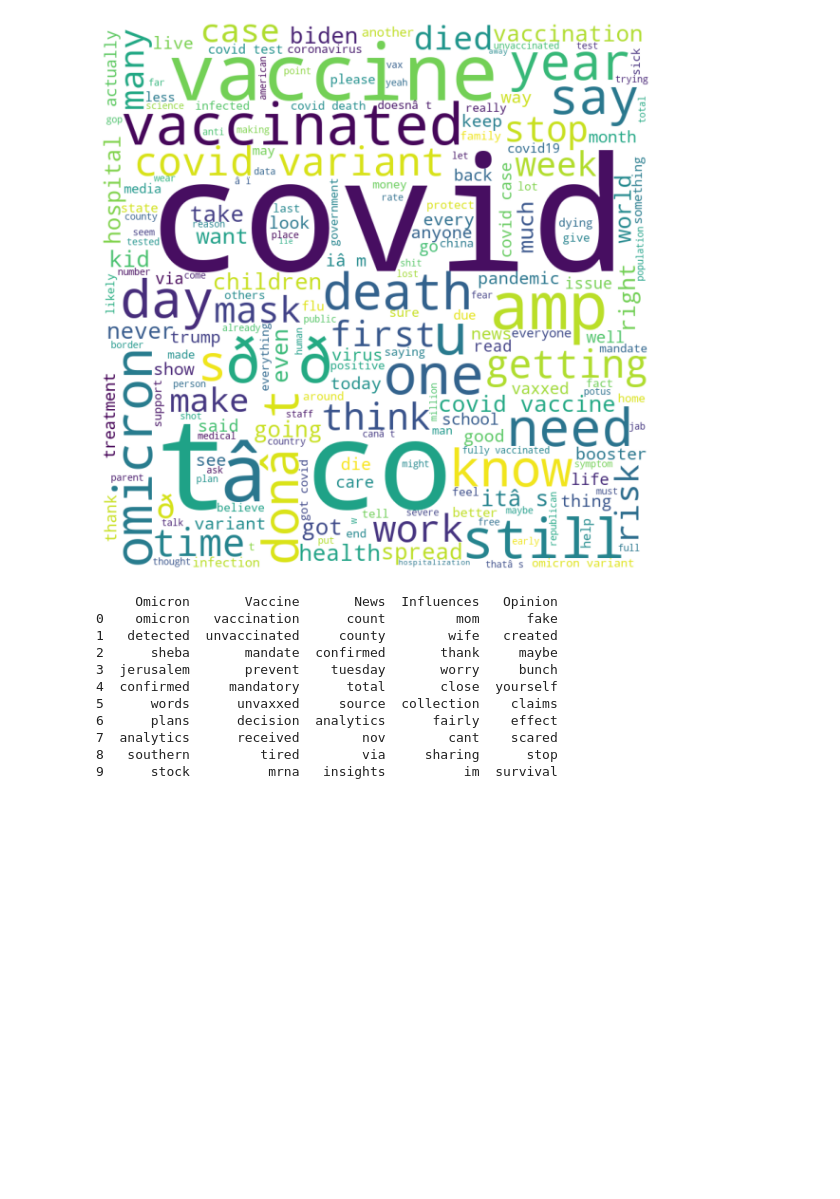
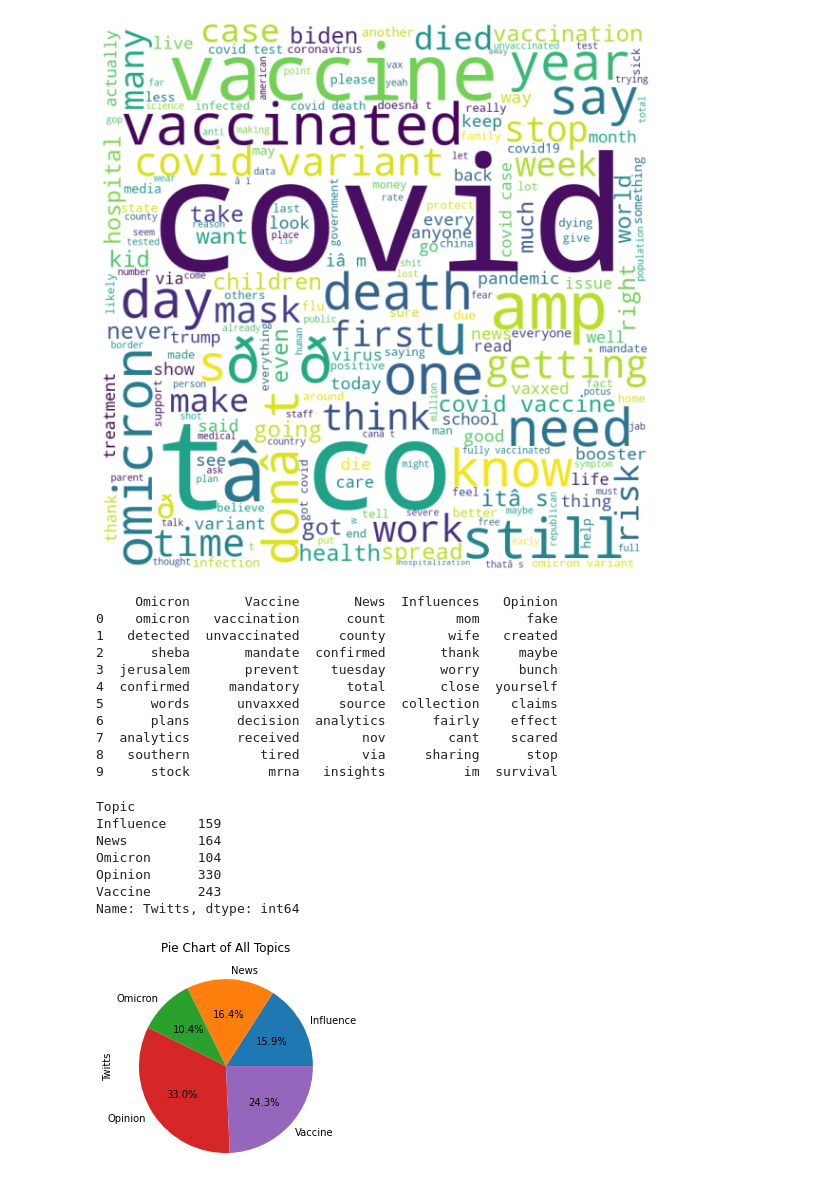
Before and after one commit to 42694647426/DataScience-Project, a Jupyter notebook: Notebook/analysis.ipynb, the cells around one changed output. Saved outputs shown, nothing was run; the diff lists cells and outputs as text; code cells hidden in the pictures; blank space fills up the shorter version.

Commit message:
pie chart

```diff
--- a/Notebook/analysis.ipynb
+++ b/Notebook/analysis.ipynb
@@ -129,3 +129,33 @@ print(word_df)
 7  analytics      received        nov        cant    scared
 8   southern         tired        via     sharing      stop
 9      stock          mrna   insights          im  survival
+# %%
+def pie_chart(df: pd.DataFrame):
+    df_count = df
+    df_count.loc[df_count["Topic"] == 'O', "Topic"] = "Omicron"
+    df_count.loc[df_count["Topic"] == 'V', "Topic"] = "Vaccine"
+    df_count.loc[df_count["Topic"] == 'N', "Topic"] = "News"
+    df_count.loc[df_count["Topic"] == 'I', "Topic"] = "Influence"
+    df_count.loc[df_count["Topic"] == 'P', "Topic"] = "Opinion"
+    df_count.loc[df_count["Sentiment"] == 'P', "Sentiment"] = "Positive"
+    df_count.loc[df_count["Sentiment"] == 'N', "Sentiment"] = "Negative"
+    df_count.loc[df_count["Sentiment"] == 'E', "Sentiment"] = "Neutral"
+
+    df_count = df_count.groupby(["Topic"])["Twitts"].count()
+    print(df_count.head(5))
+
+    plt.title("Pie Chart of All Topics")
+
+    df_count.plot(kind="pie", autopct='%1.1f%%', fontsize=10)
+    plt.show()
+# %%
+pie_chart(df)
+# %% [output]
+Topic
+Influence    159
+News         164
+Omicron      104
+Opinion      330
+Vaccine      243
+Name: Twitts, dtype: int64
+[figure, added]
```
